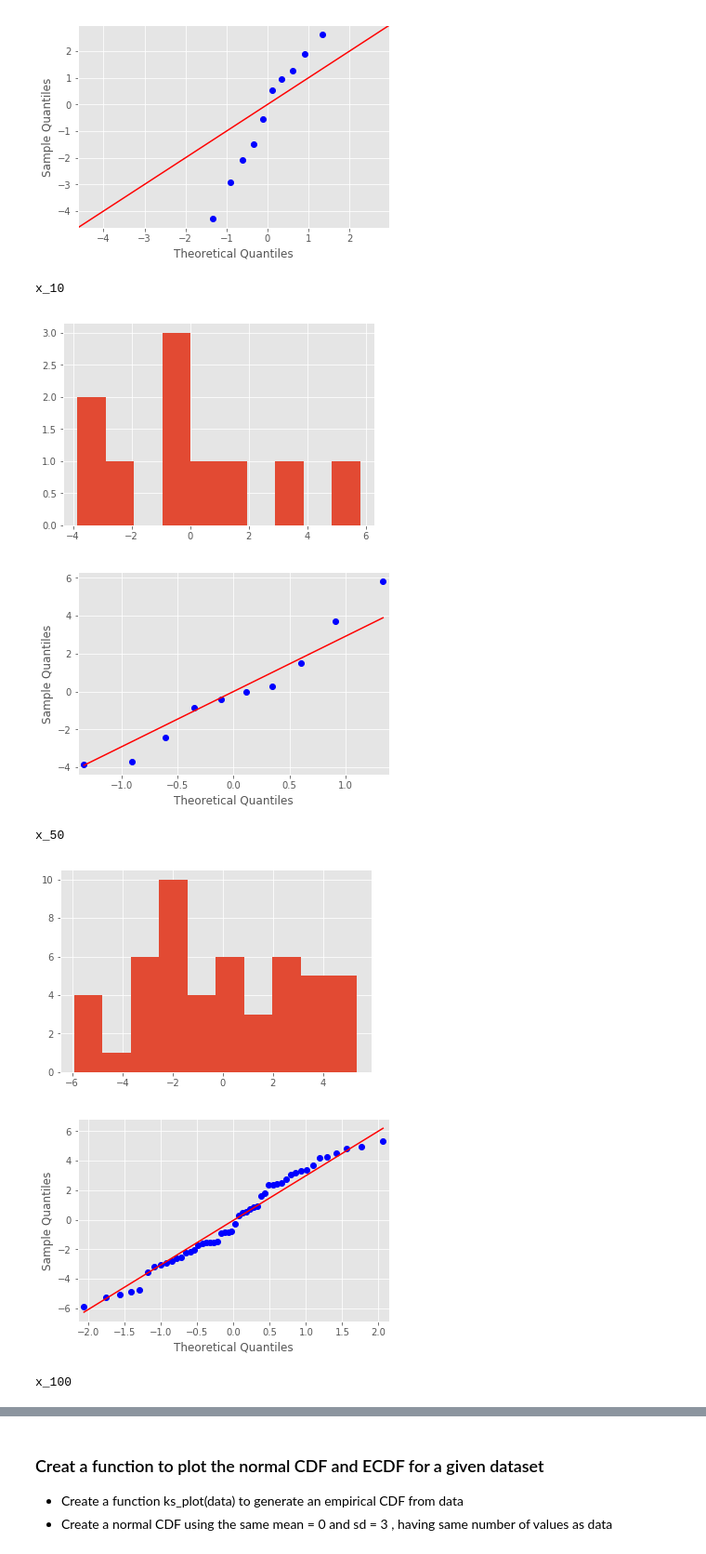
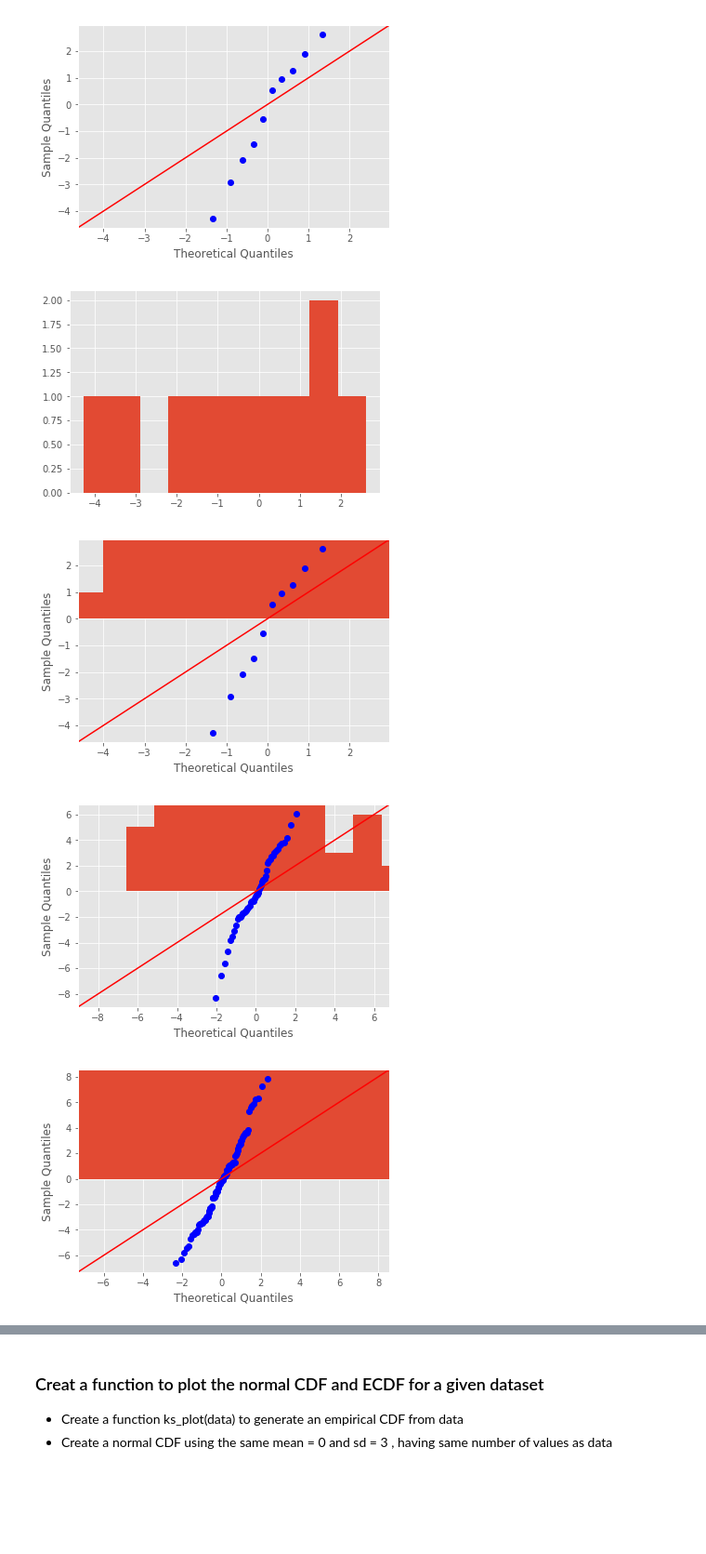
Before and after one commit to max-miller/dsc-komogorov-smirnov-test-lab-nyc-ds-career-042219, a Jupyter notebook: index.ipynb, the cells around one changed output, grey strips where cells are left out. Shown at 93% size. Drawn from its saved outputs; the diff is of its cells as text; code cells hidden in the pictures; blank space fills up the shorter version.

```diff
--- a/index.ipynb
+++ b/index.ipynb
@@ -42,15 +42,12 @@ sm.qqplot(x_10, dist="norm",line='45')
 # %%
 # Plot histograms and QQplots for above datasets
 
 # You code here
 for dist in [x_10, x_50, x_100, x_1000]:
-    plt.hist(x_10);
-    sm.qqplot(x_10, dist="norm",line='45')
+    plt.hist(dist);
+    sm.qqplot(dist, dist="norm",line='45');
 # %% [output]
-x_10
-[figure, old version]
+[figure, new version]
-[figure, old version]
+[figure, new version]
-x_50
-[figure, old version]
+[figure, new version]
-[figure, old version]
+[figure, new version]
-x_100
```
Also changed, not shown: parts of 1 cell of this notebook.
